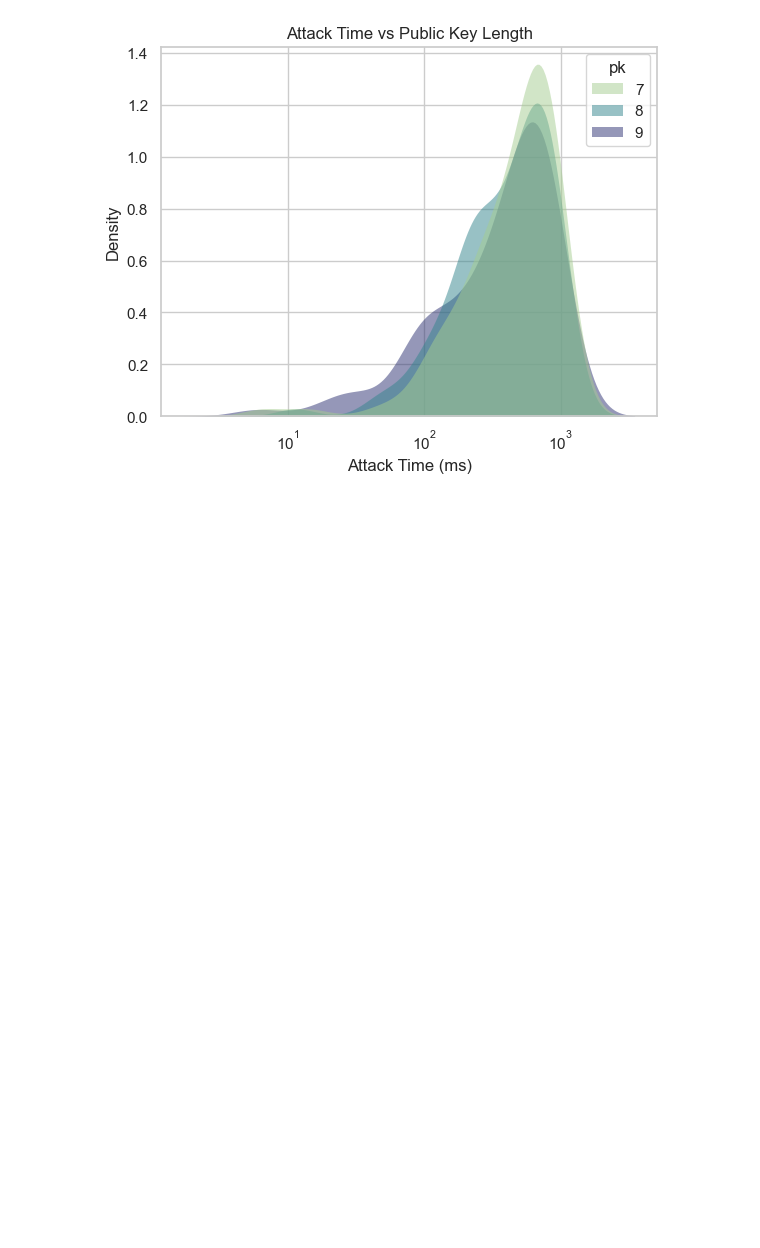
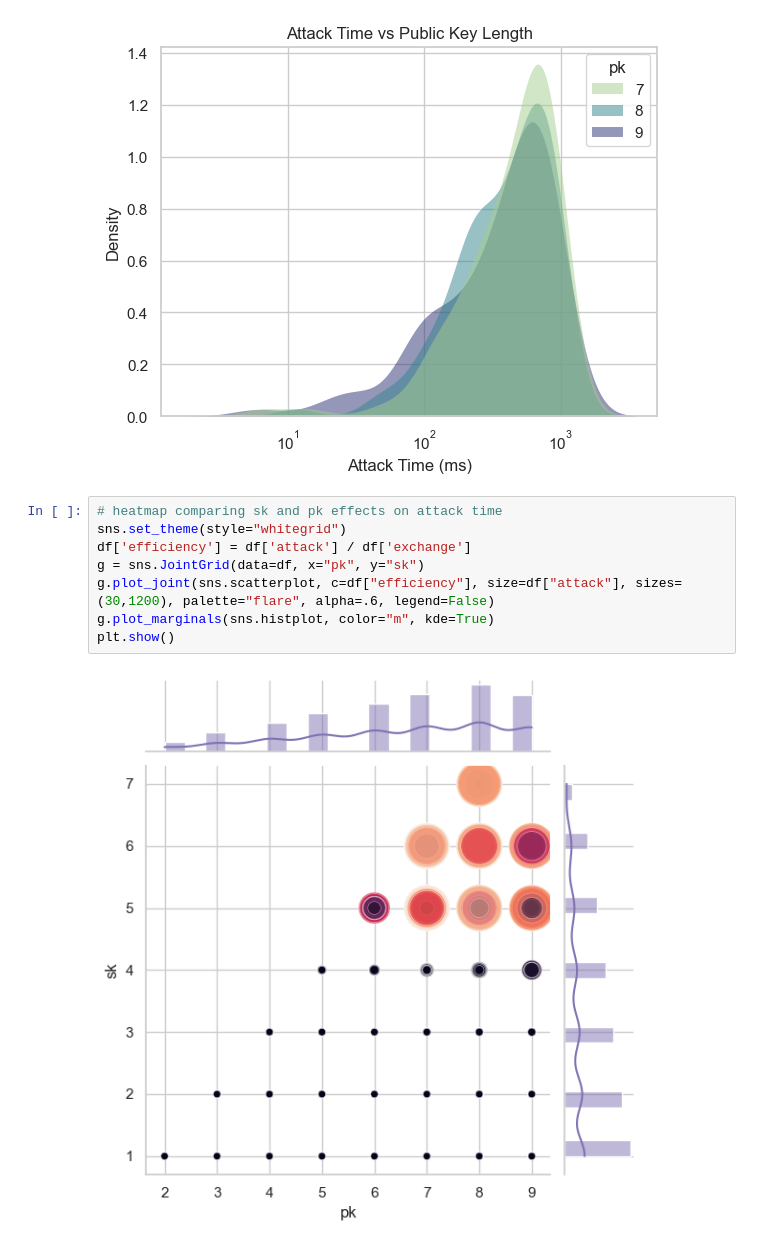
Before and after one commit to reednel/aag, a Jupyter notebook: simulations/MichaelGraphs.ipynb, the cells around one changed output. Cells and saved outputs as stored; diff of their text form; blank space fills up the shorter version.

Commit message:
Try comparing attack and exchange time

```diff
--- a/simulations/MichaelGraphs.ipynb
+++ b/simulations/MichaelGraphs.ipynb
@@ -73,3 +73,13 @@ gfg.set(title="Attack Time vs Public Key Length", xlabel="Attack Time (ms)")
 plt.show()
 # %% [output]
 [figure]
+# %%
+# heatmap comparing sk and pk effects on attack time
+sns.set_theme(style="whitegrid")
+df['efficiency'] = df['attack'] / df['exchange']
+g = sns.JointGrid(data=df, x="pk", y="sk")
+g.plot_joint(sns.scatterplot, c=df["efficiency"], size=df["attack"], sizes=(30,1200), palette="flare", alpha=.6, legend=False)
+g.plot_marginals(sns.histplot, color="m", kde=True)
+plt.show()
+# %% [output]
+[figure, added]
```
Also changed, not shown: parts of 1 cell of this notebook.
